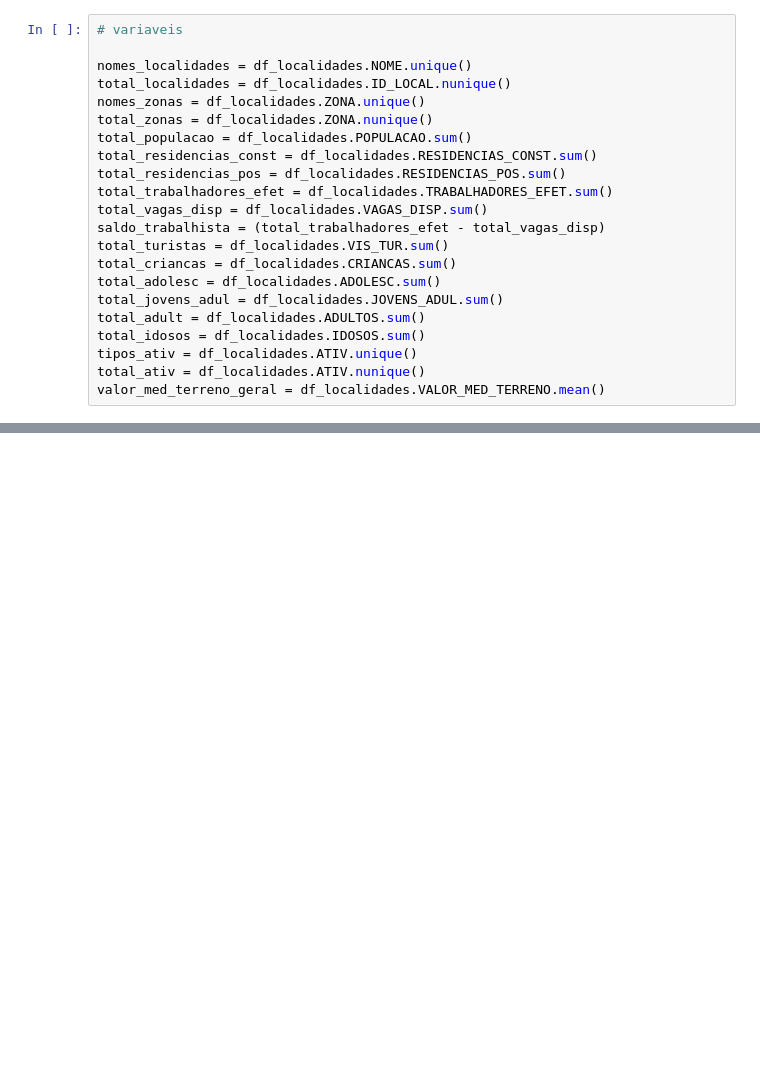
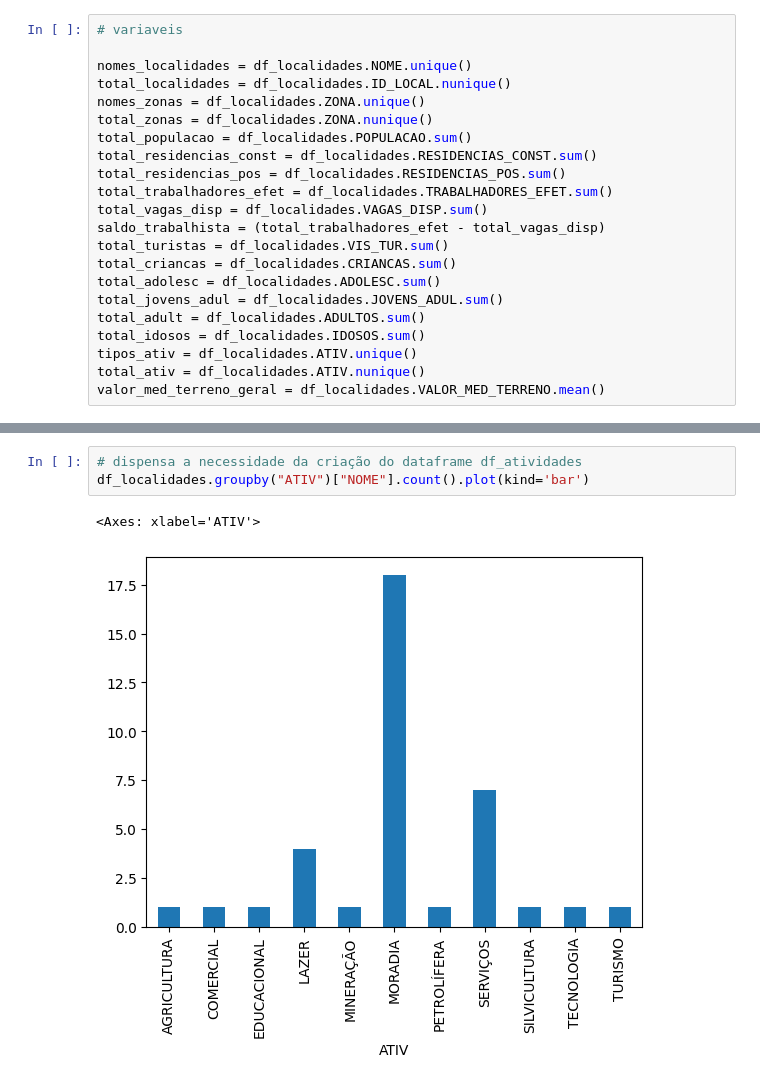
Before and after one commit to thiagodacosta85/WebSys_Virtualha, a Jupyter notebook: dataAnalysis/pythonScripts/localidades/analise_localidades.ipynb, the cells around one changed output, grey strips where cells are left out. Cells and saved outputs as stored; diff of their text form; blank space fills up the shorter version.

```diff
--- a/dataAnalysis/pythonScripts/localidades/analise_localidades.ipynb
+++ b/dataAnalysis/pythonScripts/localidades/analise_localidades.ipynb
@@ -119,0 +105,6 @@ df_atividades
+# %%
+# dispensa a necessidade da criação do dataframe df_atividades
+df_localidades.groupby("ATIV")["NOME"].count().plot(kind='bar')
+# %% [output]
+<Axes: xlabel='ATIV'>
+[figure, added]
```
Also changed, not shown: parts of 14 cells of this notebook.
